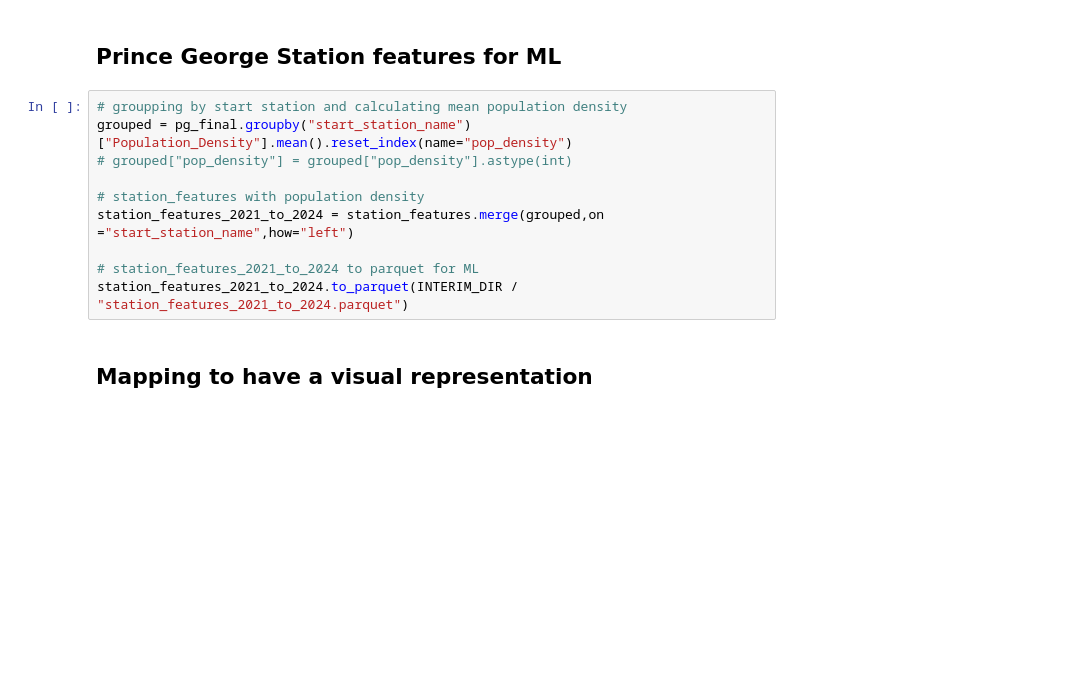
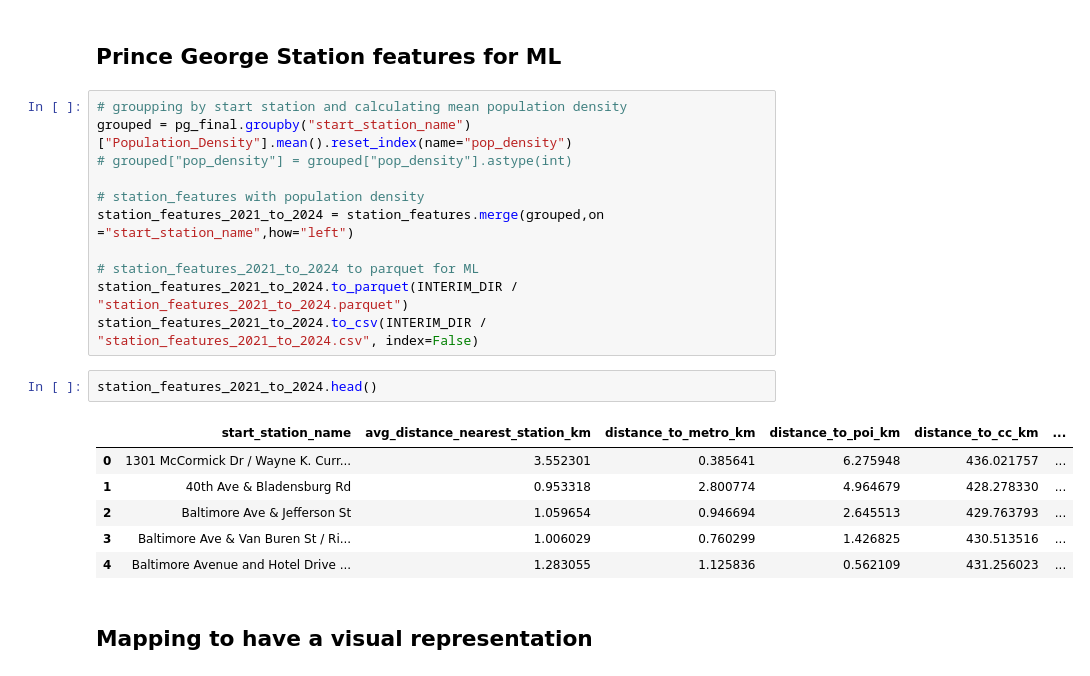
Before and after one commit to pabs-llama/capital-bikeshare-analysis, a Jupyter notebook: notebooks/distance_features.ipynb, the cells around one changed output. Cells and saved outputs as stored; diff of their text form; blank space fills up the shorter version.

```diff
--- a/notebooks/distance_features.ipynb
+++ b/notebooks/distance_features.ipynb
@@ -522,6 +522,16 @@ station_features_2021_to_2024 = station_features.merge(grouped,on ="start_statio
 
 # station_features_2021_to_2024 to parquet for ML
 station_features_2021_to_2024.to_parquet(INTERIM_DIR / "station_features_2021_to_2024.parquet")
+station_features_2021_to_2024.to_csv(INTERIM_DIR / "station_features_2021_to_2024.csv", index=False)
+# %%
+station_features_2021_to_2024.head()
+# %% [output]
+|  | start_station_name | avg_distance_nearest_station_km | distance_to_metro_km | distance_to_poi_km | distance_to_cc_km | ... |
+| 0 | 1301 McCormick Dr / Wayne K. Curr... | 3.552301 | 0.385641 | 6.275948 | 436.021757 | ... |
+| 1 | 40th Ave & Bladensburg Rd | 0.953318 | 2.800774 | 4.964679 | 428.278330 | ... |
+| 2 | Baltimore Ave & Jefferson St | 1.059654 | 0.946694 | 2.645513 | 429.763793 | ... |
+| 3 | Baltimore Ave & Van Buren St / Ri... | 1.006029 | 0.760299 | 1.426825 | 430.513516 | ... |
+| 4 | Baltimore Avenue and Hotel Drive ... | 1.283055 | 1.125836 | 0.562109 | 431.256023 | ... |
 # %% [markdown]
 ## Mapping to have a visual representation
 # %%
```
Also changed, not shown: 1 other file.
